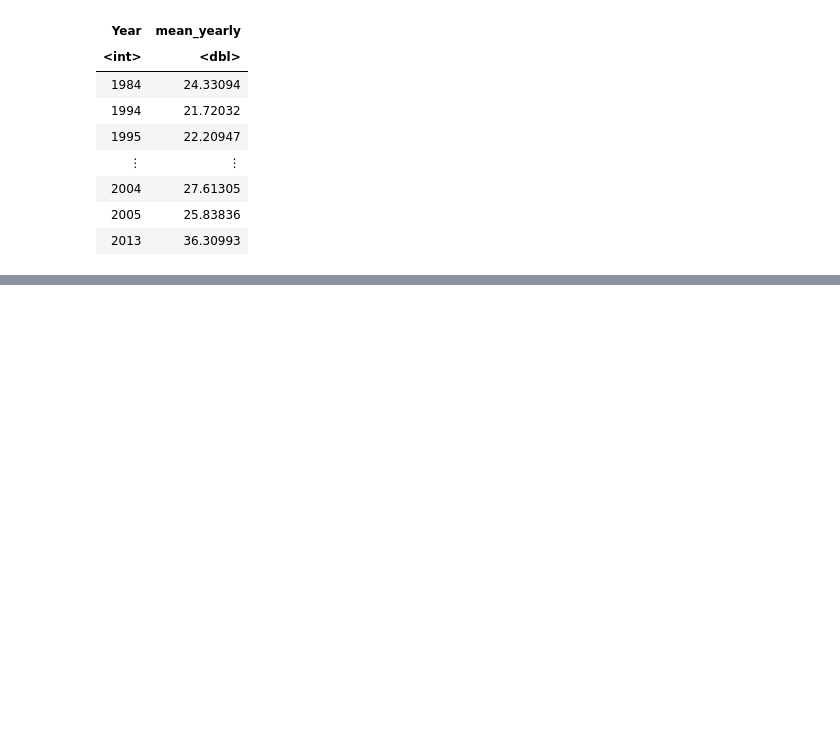
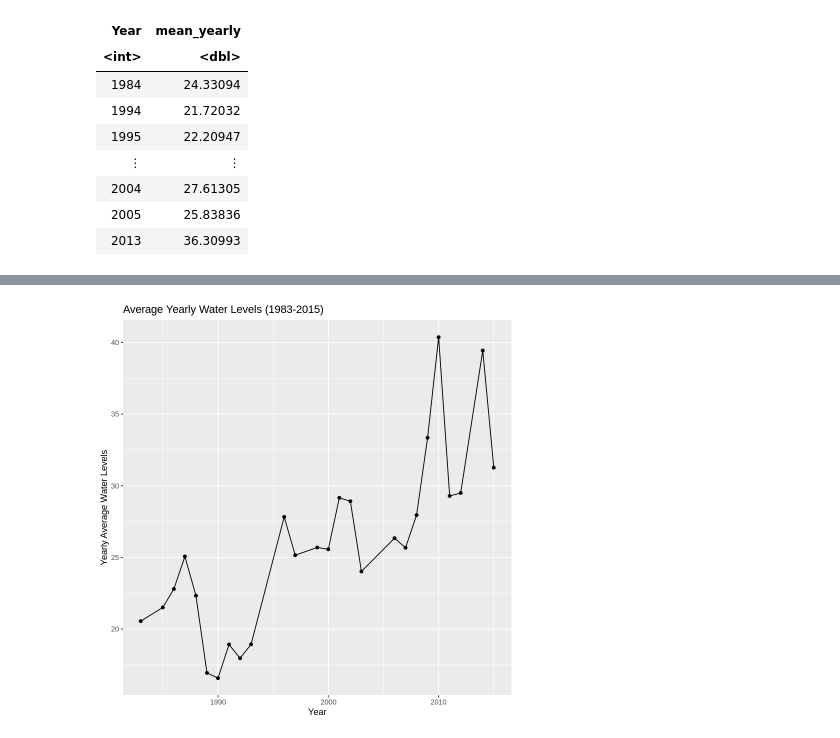
Before and after one commit to Applemyp/dsci100-group36-project, a Jupyter notebook: Group Project Report.ipynb, the cells around one changed output, grey strips where cells are left out. Saved outputs shown, nothing was run; the diff lists cells and outputs as text; code cells hidden in the pictures; blank space fills up the shorter version.

```diff
--- a/Group Project Report.ipynb
+++ b/Group Project Report.ipynb
@@ -105,0 +113,10 @@ A tibble: 7 × 2
+# %%
+graph_data <- training_data |>
+ggplot(aes(x = Year, y = mean_yearly))+
+geom_point()+
+geom_line() +
+labs(x = "Year", y = "Yearly Average Water Levels", title = "Average Yearly Water Levels (1983-2015)")
+
+graph_data
+# %% [output]
+[figure, added]
```
Also changed, not shown: parts of 3 cells of this notebook.
